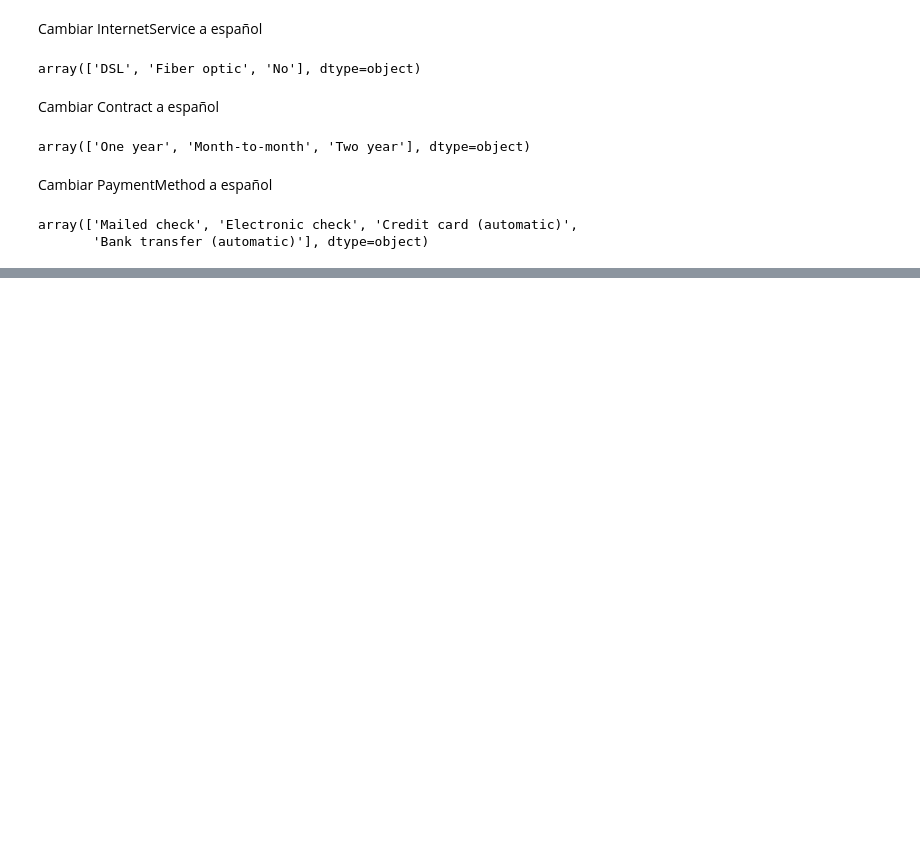
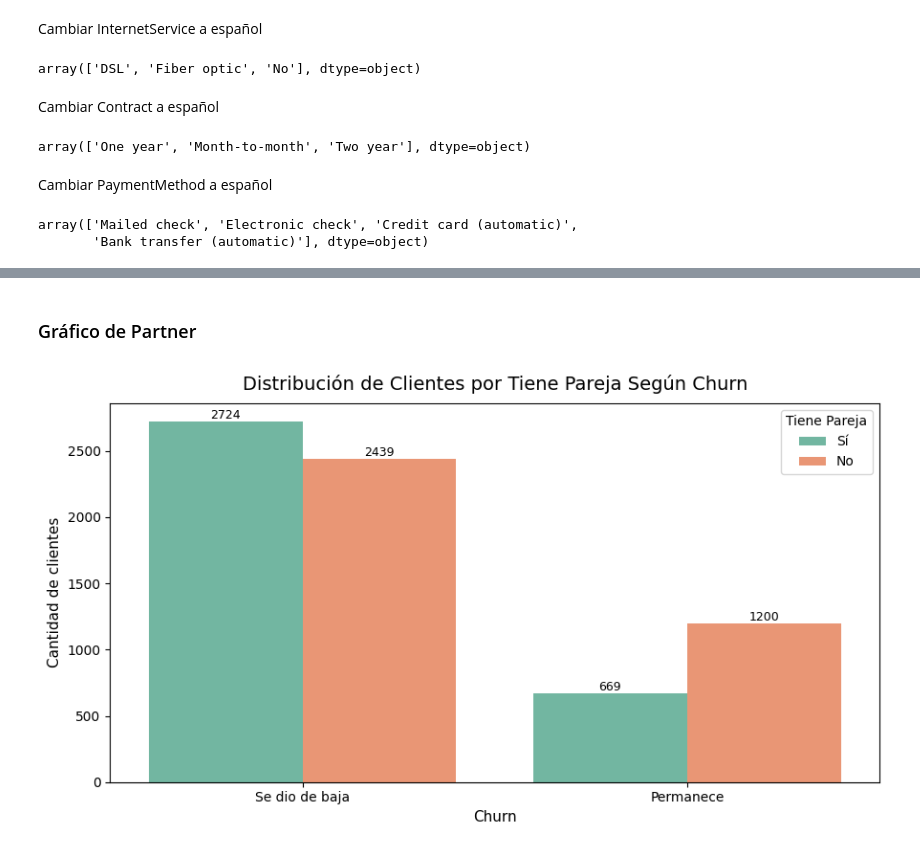
Before and after one commit to CristianRiascos/Alura-TelecomX-Challenge, a Jupyter notebook: Challenge_Etapa2.ipynb, the cells around one changed output, grey strips where cells are left out. Drawn from its saved outputs; the diff is of its cells as text; code cells hidden in the pictures; blank space fills up the shorter version.

```diff
--- a/Challenge_Etapa2.ipynb
+++ b/Challenge_Etapa2.ipynb
@@ -202,0 +333,10 @@ data['PaymentMethod'] = data['PaymentMethod'].apply( lambda x: x \
+# %% [markdown]
+### Gráfico de Partner
+# %%
+count_graph_categorical( 'Partner',
+                        'Distribución de Clientes por Tiene Pareja Según Churn',
+                         'Tiene Pareja',
+                         ['Sí', 'No'],
+                         False )
+# %% [output]
+[figure, added]
```
Also changed, not shown: parts of 41 cells of this notebook.
